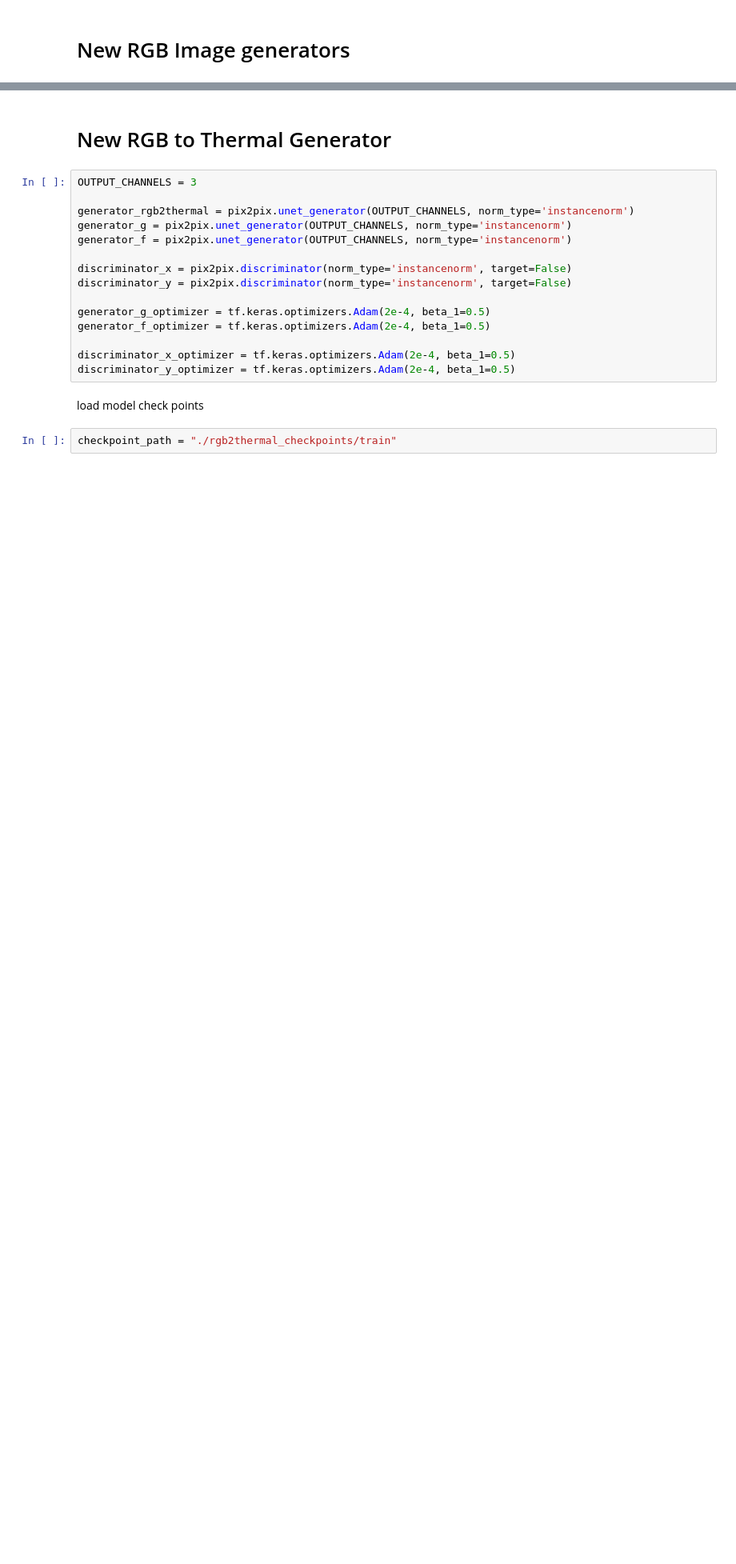
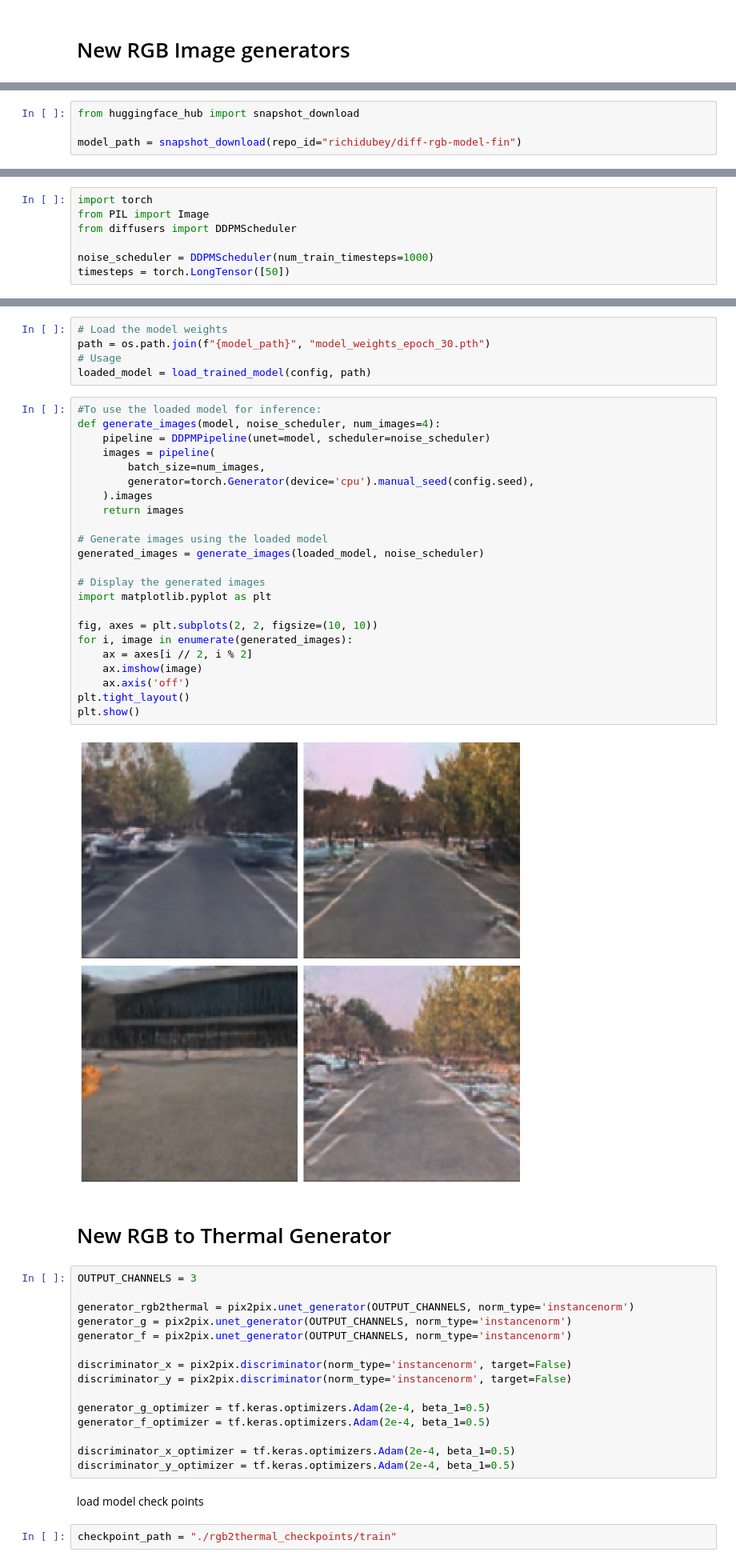
Before and after one commit to richidubey/DL-7643-Proj-Stuff, a Jupyter notebook: Combining Models.ipynb, the cells around one changed output, grey strips where cells are left out. Shown at 80% size. Saved outputs shown, nothing was run; the diff lists cells and outputs as text; blank space fills up the shorter version.

Commit message:
loading rbg diffuse model

```diff
--- a/Combining Models.ipynb
+++ b/Combining Models.ipynb
@@ -76,0 +93,4 @@ To support symlinks on Windows, you either need to activate Developer Mode or to
+# %%
+from huggingface_hub import snapshot_download
+
+model_path = snapshot_download(repo_id="richidubey/diff-rgb-model-fin")
@@ -76,0 +126,7 @@ To support symlinks on Windows, you either need to activate Developer Mode or to
+# %%
+import torch
+from PIL import Image
+from diffusers import DDPMScheduler
+
+noise_scheduler = DDPMScheduler(num_train_timesteps=1000)
+timesteps = torch.LongTensor([50])
@@ -77,3 +164,33 @@ To support symlinks on Windows, you either need to activate Developer Mode or to
+# %%
+# Load the model weights
+path = os.path.join(f"{model_path}", "model_weights_epoch_30.pth")
+# Usage
+loaded_model = load_trained_model(config, path)
+# %%
+#To use the loaded model for inference:
+def generate_images(model, noise_scheduler, num_images=4):
+    pipeline = DDPMPipeline(unet=model, scheduler=noise_scheduler)
+    images = pipeline(
+        batch_size=num_images,
+        generator=torch.Generator(device='cpu').manual_seed(config.seed),
+    ).images
+    return images
+
+# Generate images using the loaded model
+generated_images = generate_images(loaded_model, noise_scheduler)
+
+# Display the generated images
+import matplotlib.pyplot as plt
+
+fig, axes = plt.subplots(2, 2, figsize=(10, 10))
+for i, image in enumerate(generated_images):
+    ax = axes[i // 2, i % 2]
+    ax.imshow(image)
+    ax.axis('off')
+plt.tight_layout()
+plt.show()
+# %% [output]
+[figure, added]
 # %% [markdown]
 # New RGB to Thermal Generator
 # %%
```
Also changed, not shown: parts of 7 cells of this notebook, 1 other file.
